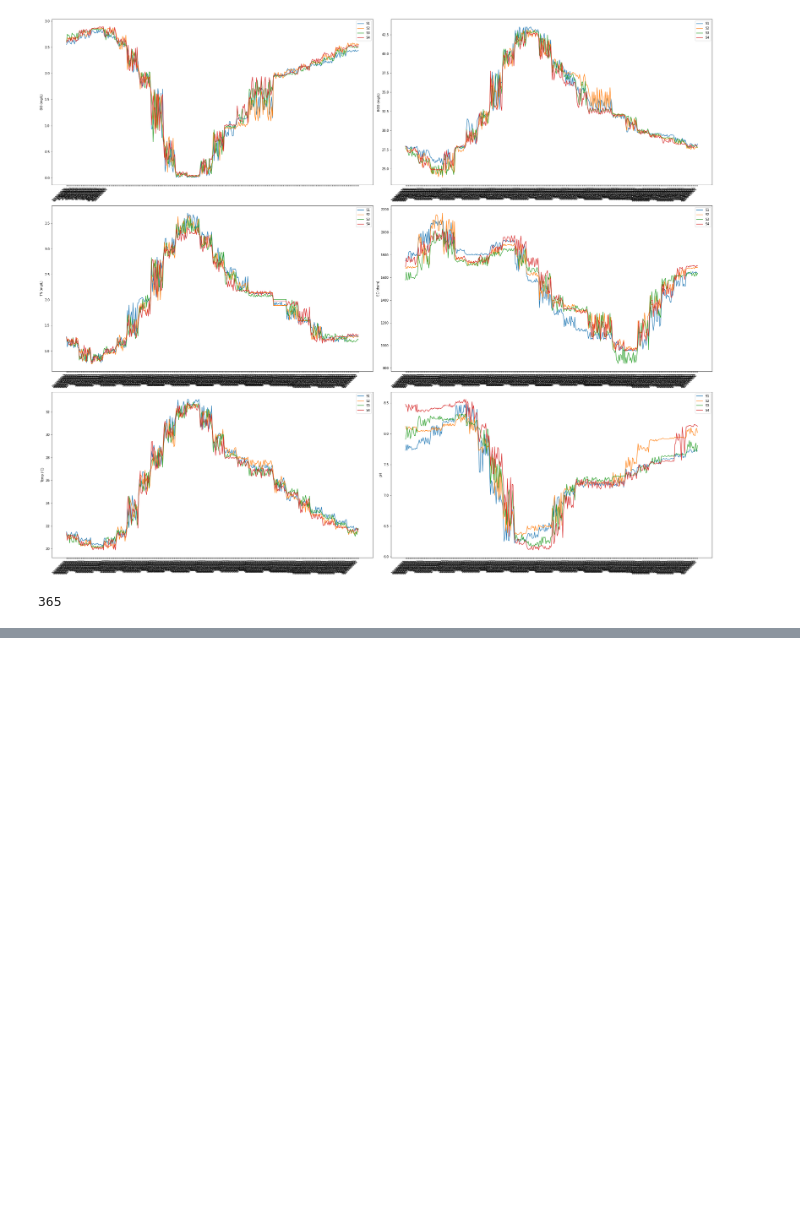
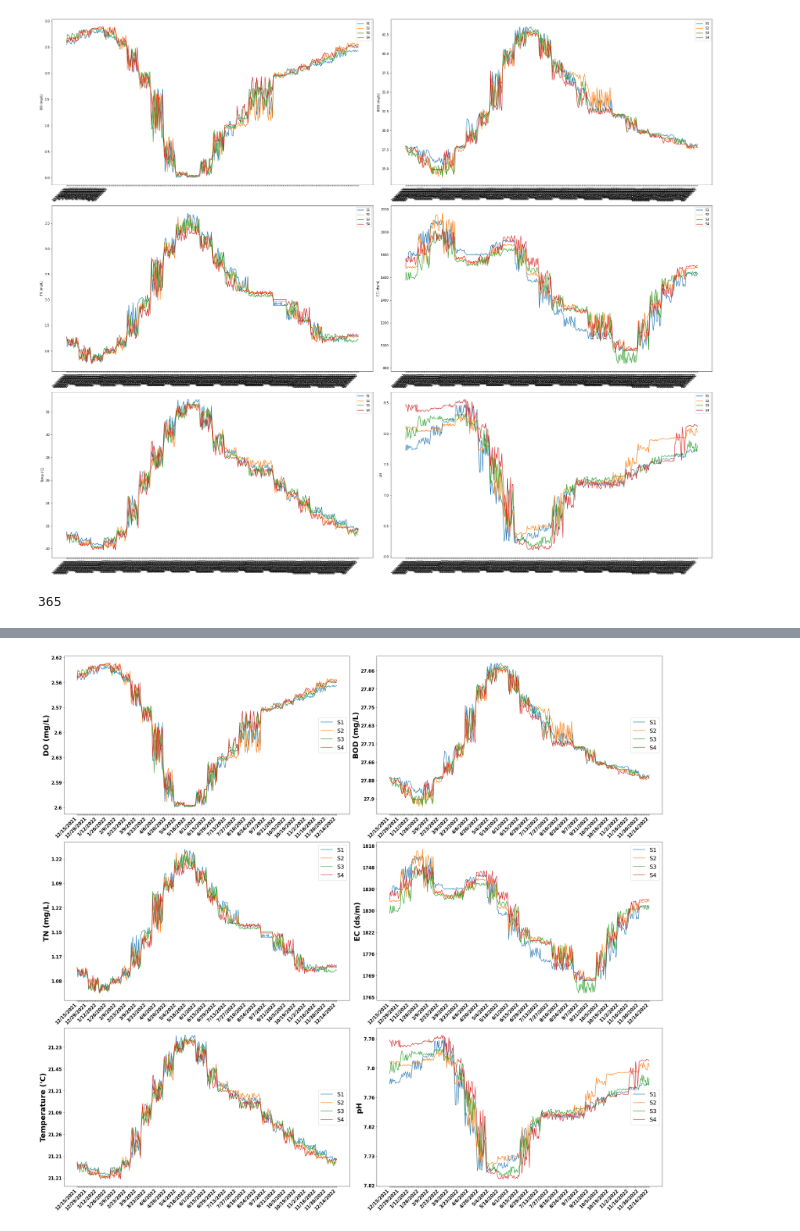
Before and after one commit to rakibhhridoy/Research, a Jupyter notebook: Colab/Turag/Python/DL Lab/Multivariate/DOA/DataMap.ipynb, the cells around one changed output, grey strips where cells are left out. Saved outputs shown, nothing was run; the diff lists cells and outputs as text; code cells hidden in the pictures; blank space fills up the shorter version.

```diff
--- a/Colab/Turag/Python/DL Lab/Multivariate/DOA/DataMap.ipynb
+++ b/Colab/Turag/Python/DL Lab/Multivariate/DOA/DataMap.ipynb
@@ -214,10 +214,10 @@ date_range_filtered
 
 ticks = []
 
-for i in range(0, 365, 7):
+for i in range(0, 365, 14):
     ticks.append(dfA.index[i])
     if i < 360:
-        for _ in range(0,6):
+        for _ in range(0,13):
             ticks.append("")
 # %%
 len(ticks)
@@ -298,0 +301,82 @@ plt.show()
+# %%
+fig, axes = plt.subplots(3, 2, figsize=(30, 27))
+
+axes[0, 0].plot(dfA['DOA'], label = "S1")
+axes[0, 0].plot(dfB['DOB'], label =  "S2")
+axes[0, 0].plot(dfC['DOC'], label = "S3")
+axes[0, 0].plot(dfD['DOD'], label =  "S4")
+axes[0, 0].set_title("")
+axes[0, 0].set_xlabel("")
+axes[0, 0].set_xticklabels(ticks, fontsize = 15, rotation=45, ha='right', weight= "bold")
+axes[0, 0].set_yticklabels(dfA["DOA"], fontsize = 15, ha='right', weight = "bold")
+axes[0, 0].set_ylabel(fontsize = 25,ylabel = "DO (mg/L)", weight = "bold")
+axes[0, 0].legend(loc= "center right", fontsize = 20)
+
+
+axes[0, 1].plot(dfA['BODA'], label = "S1")
+axes[0, 1].plot(dfB['BODB'], label =  "S2")
+axes[0, 1].plot(dfC['BODC'], label = "S3")
+axes[0, 1].plot(dfD['BODD'], label =  "S4")
+axes[0, 1].set_title("")
+axes[0, 1].set_xlabel("", rotation = 45)
+axes[0, 1].set_xticklabels(ticks, fontsize = 15, rotation=45, ha='right', weight = "bold")
+axes[0, 1].set_yticklabels(dfA["BODA"], fontsize = 15, ha='right', weight = "bold")
+axes[0, 1].set_ylabel(fontsize = 25,ylabel = "BOD (mg/L)", weight = "bold")
+axes[0, 1].legend(loc= "center right", fontsize = 20)
+
+
+axes[1, 0].plot(dfA['TNA'], label = "S1")
+axes[1, 0].plot(dfB['TNB'], label =  "S2")
+axes[1, 0].plot(dfC['TNC'], label = "S3")
+axes[1, 0].plot(dfD['TND'], label =  "S4")
+axes[1, 0].set_title("")
+axes[1, 0].set_xticklabels(ticks, fontsize = 15, rotation=45, ha='right', weight = "bold")
+axes[1, 0].set_yticklabels(dfA["TNA"], fontsize = 15, ha='right', weight = "bold")
+axes[1, 0].set_xlabel("", rotation = 45)
+axes[1, 0].set_ylabel(fontsize = 25,ylabel = "TN (mg/L)", weight = "bold")
+axes[1, 0].legend(loc= "upper right", fontsize = 20)
+
+
+axes[1, 1].plot(dfA['ECA'], label = "S1")
+axes[1, 1].plot(dfB['ECB'], label =  "S2")
+axes[1, 1].plot(dfC['ECC'], label = "S3")
+axes[1, 1].plot(dfD['ECD'], label =  "S4")
+axes[1, 1].set_title("")
+axes[1, 1].set_xlabel("", rotation = 45)
+axes[1, 1].set_ylabel(fontsize = 25,ylabel = "EC (ds/m)", weight = "bold")
+axes[1, 1].legend(loc= "upper right", fontsize = 20)
+axes[1, 1].set_xticklabels(ticks, fontsize = 15, rotation=45, ha='right', weight = "bold")
+axes[1, 1].set_yticklabels(dfA["ECA"], fontsize = 15, ha='right', weight = "bold")
+
+
+
+axes[2, 0].plot(dfA['TempA'], label = "S1")
+axes[2, 0].plot(dfB['TempB'], label =  "S2")
+axes[2, 0].plot(dfC['TempC'], label = "S3")
+axes[2, 0].plot(dfD['TempD'], label =  "S4")
+axes[2, 0].set_title("")
+axes[2, 0].set_xlabel("", rotation = 45)
+axes[2, 0].set_ylabel(fontsize = 25,ylabel = "Temperature ('C)", weight = "bold")
+axes[2, 0].legend(loc= "center right", fontsize = 20)
+axes[2, 0].set_xticklabels(ticks, fontsize = 15, rotation=45, ha='right', weight = "bold")
+axes[2, 0].set_yticklabels(dfA["TempA"], fontsize = 15, ha='right', weight = "bold")
+
+
+axes[2, 1].plot(dfA['pHA'], label = "S1")
+axes[2, 1].plot(dfB['pHB'], label =  "S2")
+axes[2, 1].plot(dfC['pHC'], label = "S3")
+axes[2, 1].plot(dfD['pHD'], label =  "S4")
+axes[2, 1].set_title("")
+axes[2, 1].set_xlabel("", rotation = 45)
+axes[2, 1].set_ylabel(fontsize = 25,ylabel = "pH", weight = "bold")
+axes[2, 1].legend(loc = "center right", fontsize = 20)
+axes[2, 1].set_xticklabels(ticks, fontsize = 15, rotation=45, ha='right', weight = "bold")
+axes[2, 1].set_yticklabels(dfA["pHA"], fontsize = 15, ha='right', weight = "bold")
+
+
+fig.suptitle("", fontsize=10)
+plt.tight_layout()
+plt.savefig('DataMap.png', dpi = 500)
+plt.show()
+# %% [output]
+[figure, added]
```
Also changed, not shown: parts of 1 cell of this notebook, 5 other files.
